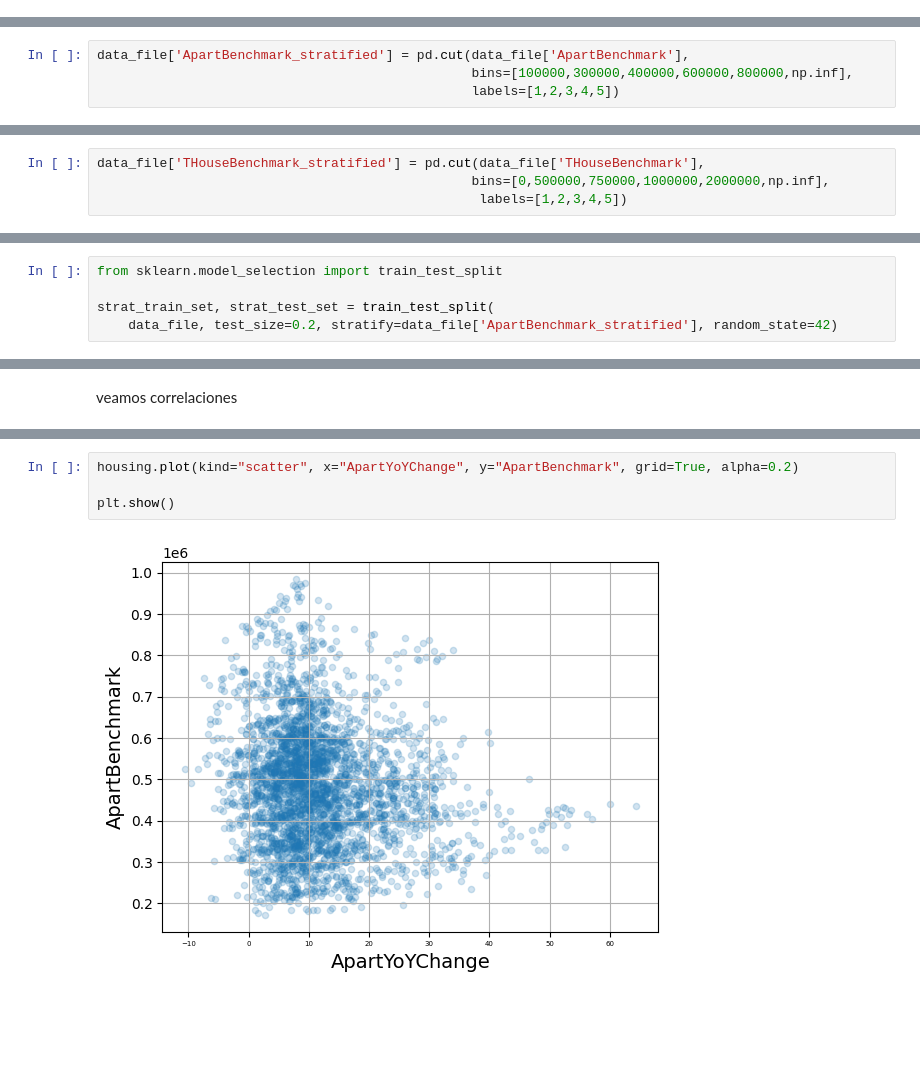
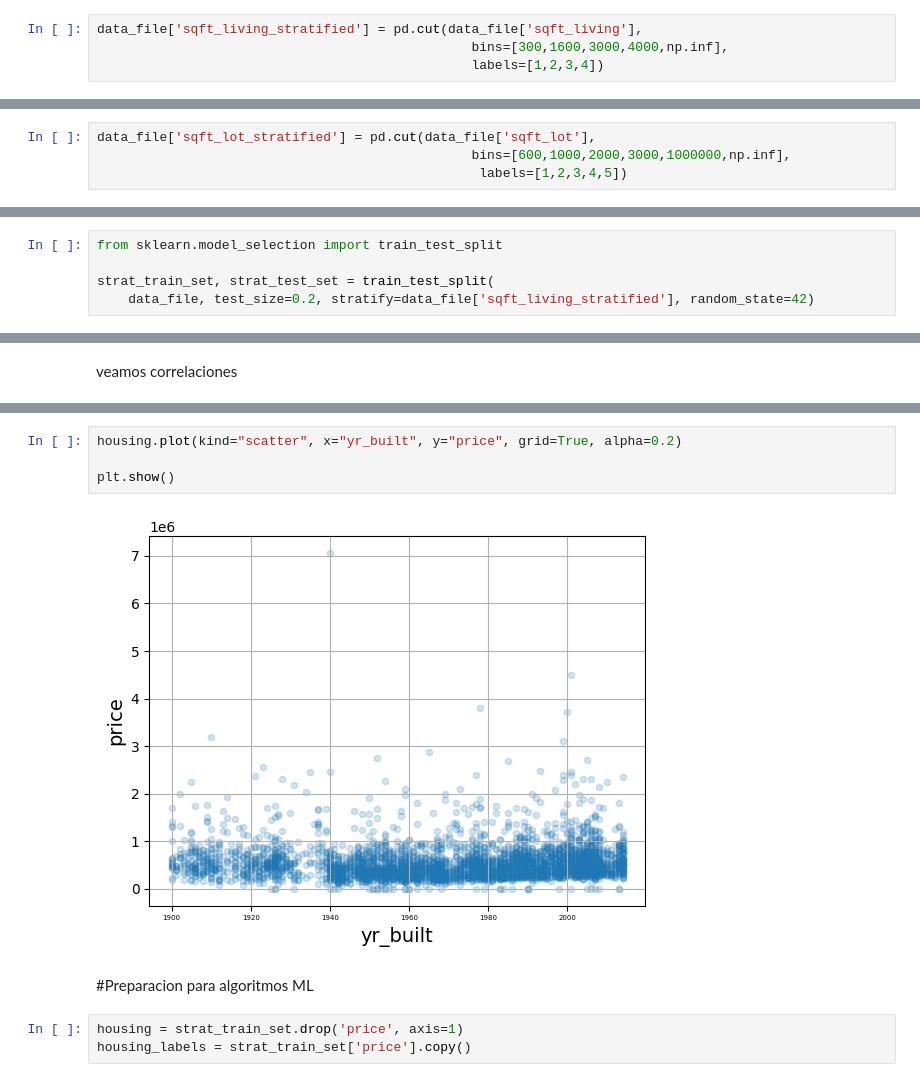
Before and after one commit to shirohigexe/practicas_HO_ML, a Jupyter notebook: Practica_1.ipynb, the cells around one changed output, grey strips where cells are left out. Cells and saved outputs as stored; diff of their text form; blank space fills up the shorter version.

Commit message:
se reemplazan los datos para mas claridad en la practica

```diff
--- a/Practica_1.ipynb
+++ b/Practica_1.ipynb
@@ -185,3 +184,7 @@ train_set.head()
 # %% [markdown]
 ## Estratificacion
 continuaremos haciendo un stratified sampling en 'ApartBenchmark' y 'THouseBenchmark' para tener una muestra representativa de cada grupo de datos
+# %%
+data_file['sqft_living_stratified'] = pd.cut(data_file['sqft_living'],
+                                                bins=[300,1600,3000,4000,np.inf],
+                                                labels=[1,2,3,4])
@@ -188,5 +199,5 @@ continuaremos haciendo un stratified sampling en 'ApartBenchmark' y 'THouseBench
 # %%
-data_file['ApartBenchmark_stratified'] = pd.cut(data_file['ApartBenchmark'],
-                                                bins=[100000,300000,400000,600000,800000,np.inf],
-                                                labels=[1,2,3,4,5])
+data_file['sqft_lot_stratified'] = pd.cut(data_file['sqft_lot'],
+                                                bins=[600,1000,2000,3000,1000000,np.inf],
+                                                 labels=[1,2,3,4,5])
 # %%
@@ -200,4 +210,0 @@ plt.show()
-# %%
-data_file['THouseBenchmark_stratified'] = pd.cut(data_file['THouseBenchmark'],
-                                                bins=[0,500000,750000,1000000,2000000,np.inf],
-                                                 labels=[1,2,3,4,5])
@@ -227,7 +222,7 @@ en esta ocasion nos centraremos en los apartamentos pára mayor facilidad
 from sklearn.model_selection import train_test_split
 
 strat_train_set, strat_test_set = train_test_split(
-    data_file, test_size=0.2, stratify=data_file['ApartBenchmark_stratified'], random_state=42)
+    data_file, test_size=0.2, stratify=data_file['sqft_living_stratified'], random_state=42)
 # %% [markdown]
 ## visualizacion de datos oara ganar perspectiva
 # %%
@@ -291,6 +284,11 @@ plt.show()
 # %%
-housing.plot(kind="scatter", x="ApartYoYChange", y="ApartBenchmark", grid=True, alpha=0.2)
+housing.plot(kind="scatter", x="yr_built", y="price", grid=True, alpha=0.2)
 
 plt.show()
 # %% [output]
-[figure, old version]
+[figure, new version]
+# %% [markdown]
+#Preparacion para algoritmos ML
+# %%
+housing = strat_train_set.drop('price', axis=1)
+housing_labels = strat_train_set['price'].copy()
```
Also changed, not shown: parts of 25 cells of this notebook.
